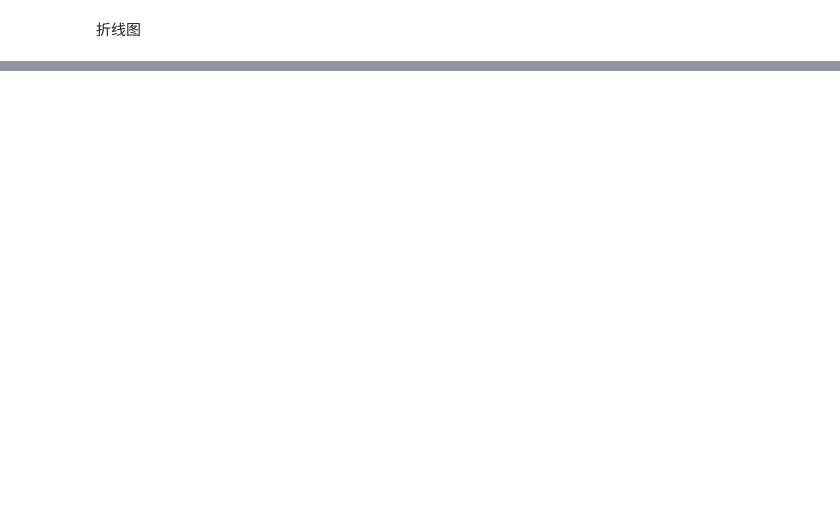
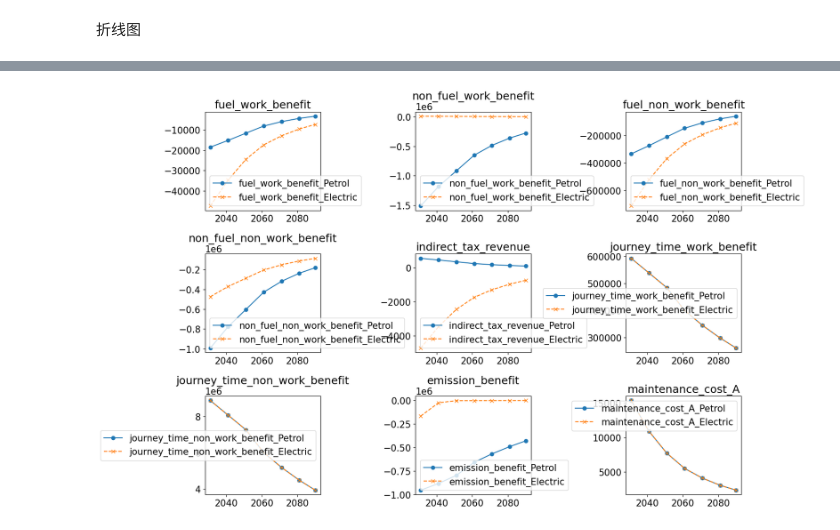
Before and after one commit to jackli100/Economy-coursework, a Jupyter notebook: data_analysis.ipynb, the cells around one changed output, grey strips where cells are left out. Saved outputs shown, nothing was run; the diff lists cells and outputs as text; code cells hidden in the pictures; blank space fills up the shorter version.

```diff
--- a/data_analysis.ipynb
+++ b/data_analysis.ipynb
@@ -170,0 +171,50 @@ CSV文件已处理完成并保存为: voc_processed.csv
+# %%
+import matplotlib.pyplot as plt
+
+def compare_schemes(schemeA1, schemeA2):
+    # 假设schemeA1和schemeA2具有相同的年份范围
+    years = [2031, 2041, 2051, 2061, 2071, 2081, 2090]
+
+    # 提取每一项的数据
+    items = [
+        'fuel_work_benefit',
+        'non_fuel_work_benefit',
+        'fuel_non_work_benefit',
+        'non_fuel_non_work_benefit',
+        'indirect_tax_revenue',
+        'journey_time_work_benefit',
+        'journey_time_non_work_benefit',
+        'emission_benefit',
+        'maintenance_cost_A'
+    ]
+
+    # 创建3x3的子图布局
+    fig, axs = plt.subplots(3, 3, figsize=(15, 10))
+
+    for i, item in enumerate(items):
+        # 计算当前项应该在的子图位置
+        ax = axs[i//3, i%3]
+
+        # 提取两个实例中当前项的数据
+        values_schemeA1 = [schemeA1.costs_benefits[item][year] for year in years]
+        values_schemeA2 = [schemeA2.costs_benefits[item][year] for year in years]
+
+        # 在当前子图上绘制两个实例的数据对比
+        ax.plot(years, values_schemeA1, marker='o', linestyle='-', label=f'{item}_Petrol')
+        ax.plot(years, values_schemeA2, marker='x', linestyle='--', label=f'{item}_Electric')
+
+        # 设置子图的标题和图例
+        ax.set_title(item)
+        ax.legend()
+
+    # 调整布局以防止标签重叠
+    plt.tight_layout()
+    plt.show()
+
+scheme_petrol = EcoPetrol()
+scheme_petrol.get_things_done()
+scheme_electric = TransportationScheme()
+scheme_electric.get_things_done()
+compare_schemes(scheme_petrol, scheme_electric)
+# %% [output]
+[figure, added]
```
Also changed, not shown: parts of 5 cells of this notebook, 11 other files.
